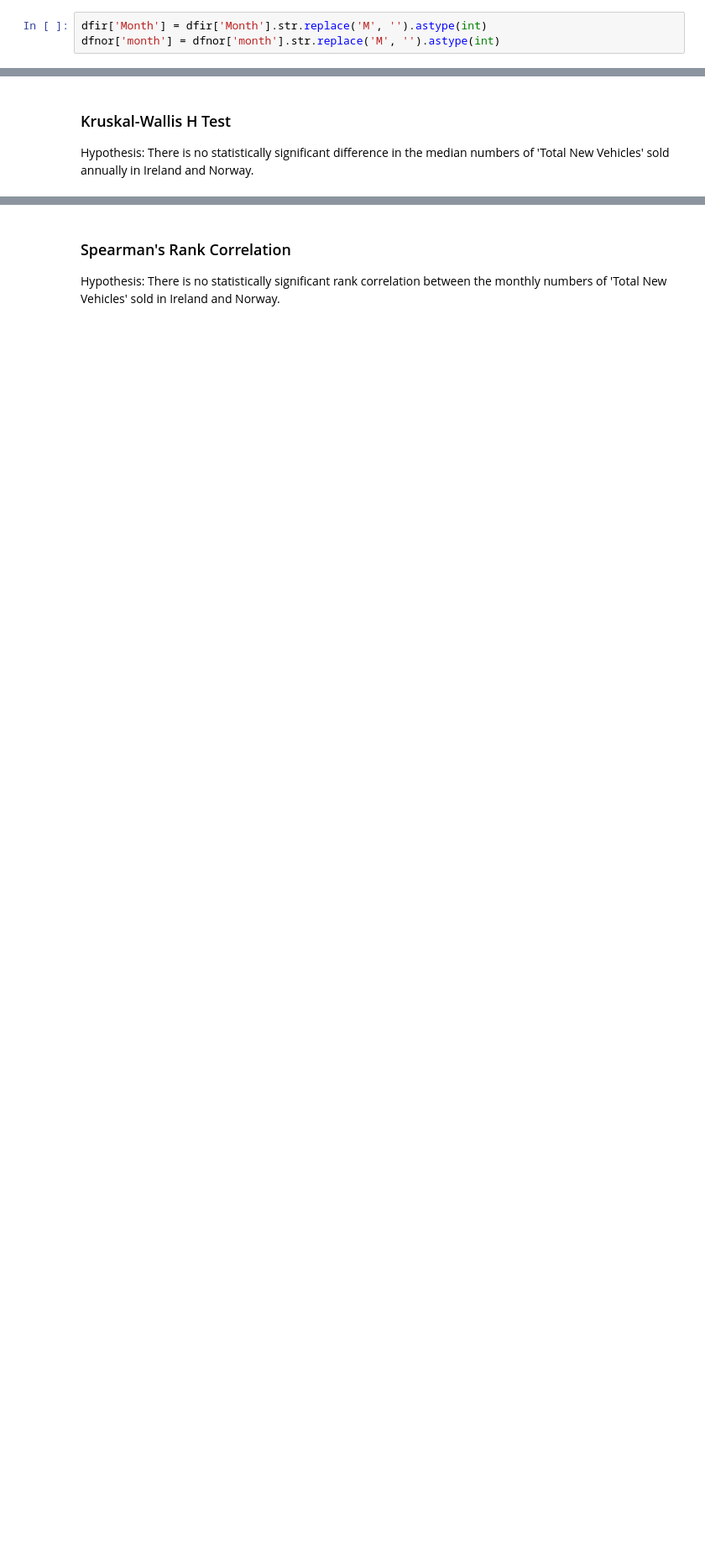
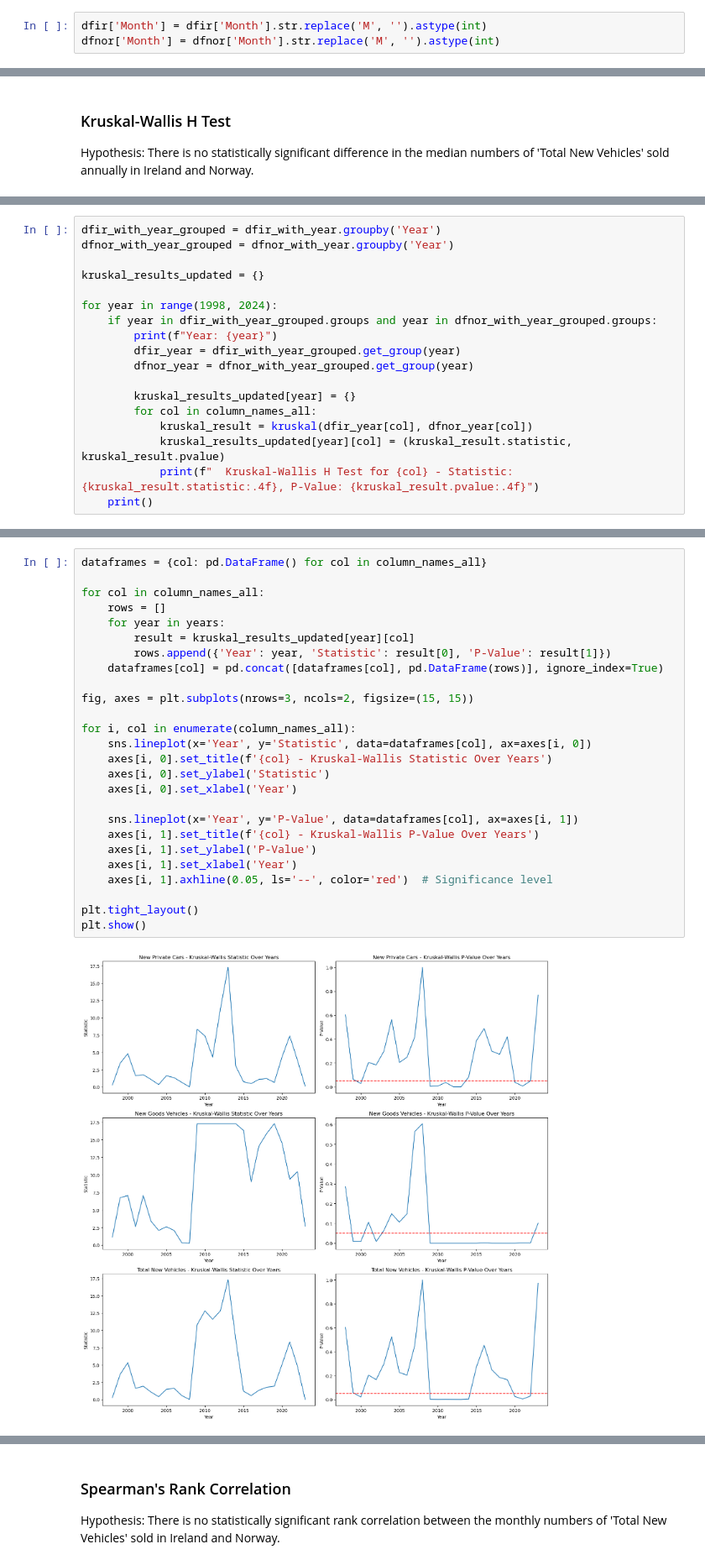
Before and after one commit to Ahmet-C-C/Car-Registration-Comparison-Between-Ireland-and-Norway, a Jupyter notebook: Msc CA02.ipynb, the cells around one changed output, grey strips where cells are left out. Shown at 84% size. Saved outputs shown, nothing was run; the diff lists cells and outputs as text; blank space fills up the shorter version.

```diff
--- a/Msc CA02.ipynb
+++ b/Msc CA02.ipynb
@@ -432,7 +434,7 @@ plt.show()
 burada Month sutunundaki verilerde M harfi yer aldigi icin belli bir grup olarak ikiye bolme de sikinti yasadim ve bunu M harfini tum data setinden kaldirmakta buldum
 # %%
 dfir['Month'] = dfir['Month'].str.replace('M', '').astype(int)
-dfnor['month'] = dfnor['month'].str.replace('M', '').astype(int)
+dfnor['Month'] = dfnor['Month'].str.replace('M', '').astype(int)
 # %%
 ir_popu = pd.read_csv("PEA15.Population.csv")
 ir_popu.head()
@@ -777,0 +1082,18 @@ Kruskal-Wallis H Test Statistic: 2.1436, P-Value: 0.1432
+# %%
+dfir_with_year_grouped = dfir_with_year.groupby('Year')
+dfnor_with_year_grouped = dfnor_with_year.groupby('Year')
+
+kruskal_results_updated = {}
+
+for year in range(1998, 2024):
+    if year in dfir_with_year_grouped.groups and year in dfnor_with_year_grouped.groups:
+        print(f"Year: {year}")
+        dfir_year = dfir_with_year_grouped.get_group(year)
+        dfnor_year = dfnor_with_year_grouped.get_group(year)
+
+        kruskal_results_updated[year] = {}
+        for col in column_names_all:
+            kruskal_result = kruskal(dfir_year[col], dfnor_year[col])
+            kruskal_results_updated[year][col] = (kruskal_result.statistic, kruskal_result.pvalue)
+            print(f"  Kruskal-Wallis H Test for {col} - Statistic: {kruskal_result.statistic:.4f}, P-Value: {kruskal_result.pvalue:.4f}")
+    print()
@@ -777,0 +1118,28 @@ Kruskal-Wallis H Test Statistic: 2.1436, P-Value: 0.1432
+# %%
+dataframes = {col: pd.DataFrame() for col in column_names_all}
+
+for col in column_names_all:
+    rows = []
+    for year in years:
+        result = kruskal_results_updated[year][col]
+        rows.append({'Year': year, 'Statistic': result[0], 'P-Value': result[1]})
+    dataframes[col] = pd.concat([dataframes[col], pd.DataFrame(rows)], ignore_index=True)
+
+fig, axes = plt.subplots(nrows=3, ncols=2, figsize=(15, 15))
+
+for i, col in enumerate(column_names_all):
+    sns.lineplot(x='Year', y='Statistic', data=dataframes[col], ax=axes[i, 0])
+    axes[i, 0].set_title(f'{col} - Kruskal-Wallis Statistic Over Years')
+    axes[i, 0].set_ylabel('Statistic')
+    axes[i, 0].set_xlabel('Year')
+
+    sns.lineplot(x='Year', y='P-Value', data=dataframes[col], ax=axes[i, 1])
+    axes[i, 1].set_title(f'{col} - Kruskal-Wallis P-Value Over Years')
+    axes[i, 1].set_ylabel('P-Value')
+    axes[i, 1].set_xlabel('Year')
+    axes[i, 1].axhline(0.05, ls='--', color='red')  # Significance level
+
+plt.tight_layout()
+plt.show()
+# %% [output]
+[figure, added]
```
Also changed, not shown: parts of 26 cells of this notebook.
